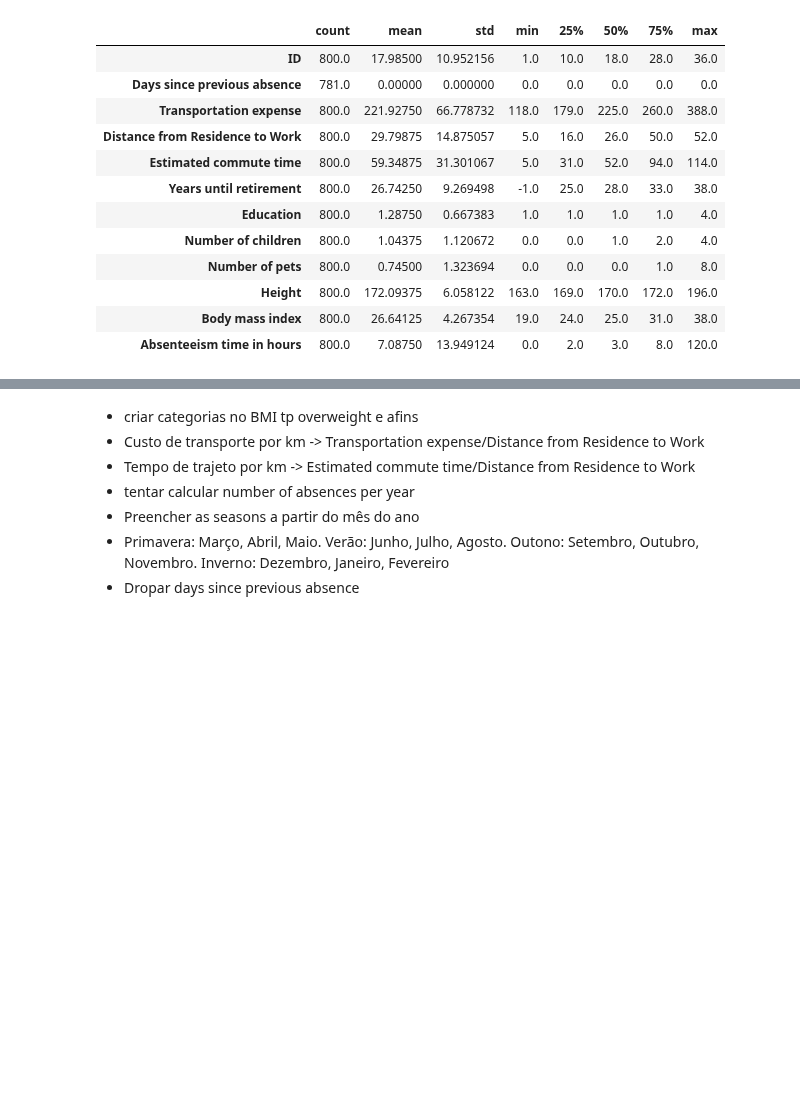
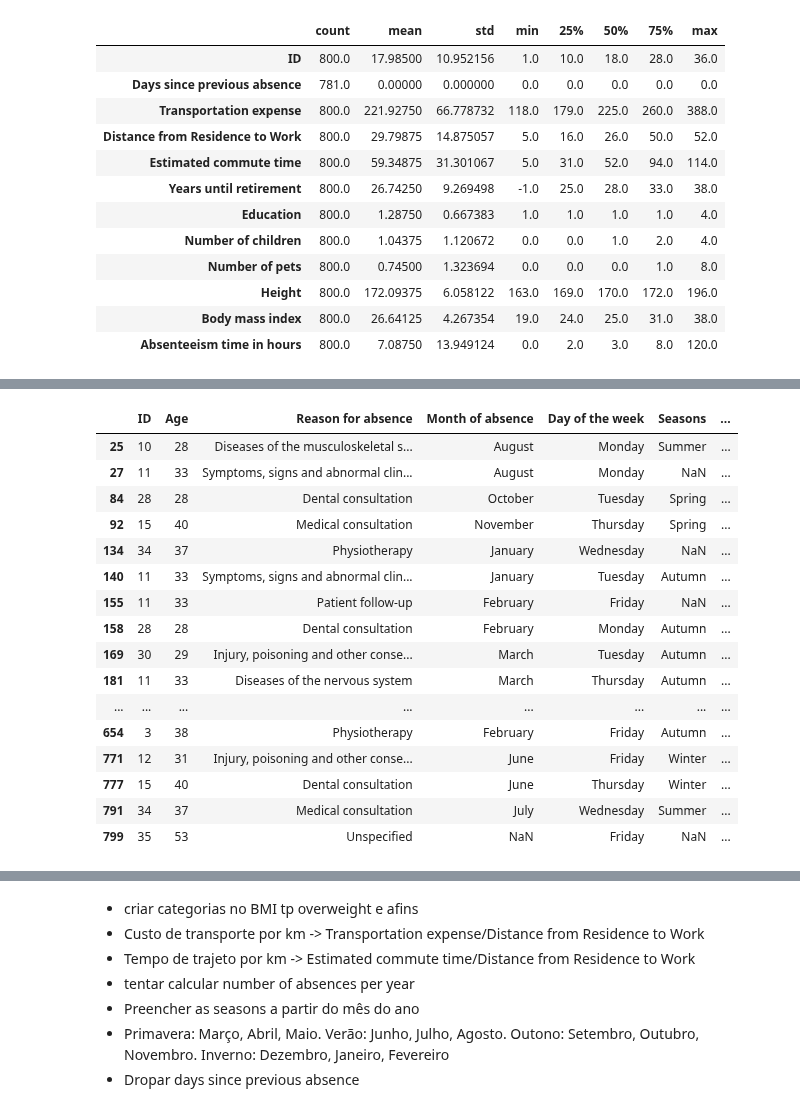
Before and after one commit to Pinky-Tie/reasons_for_absenteeism, a Jupyter notebook: eda/pc_inicial.ipynb, the cells around one changed output, grey strips where cells are left out. Saved outputs shown, nothing was run; the diff lists cells and outputs as text; code cells hidden in the pictures; blank space fills up the shorter version.

```diff
--- a/eda/pc_inicial.ipynb
+++ b/eda/pc_inicial.ipynb
@@ -196,0 +313,20 @@ plt.show()
+# %%
+data[data['Years until retirement']<0]
+# %% [output]
+|  | ID | Age | Reason for absence | Month of absence | Day of the week | Seasons | ... |
+| 25 | 10 | 28 | Diseases of the musculoskeletal s... | August | Monday | Summer | ... |
+| 27 | 11 | 33 | Symptoms, signs and abnormal clin... | August | Monday | NaN | ... |
+| 84 | 28 | 28 | Dental consultation | October | Tuesday | Spring | ... |
+| 92 | 15 | 40 | Medical consultation | November | Thursday | Spring | ... |
+| 134 | 34 | 37 | Physiotherapy | January | Wednesday | NaN | ... |
+| 140 | 11 | 33 | Symptoms, signs and abnormal clin... | January | Tuesday | Autumn | ... |
+| 155 | 11 | 33 | Patient follow-up | February | Friday | NaN | ... |
+| 158 | 28 | 28 | Dental consultation | February | Monday | Autumn | ... |
+| 169 | 30 | 29 | Injury, poisoning and other conse... | March | Tuesday | Autumn | ... |
+| 181 | 11 | 33 | Diseases of the nervous system | March | Thursday | Autumn | ... |
+| ... | ... | ... | ... | ... | ... | ... | ... |
+| 654 | 3 | 38 | Physiotherapy | February | Friday | Autumn | ... |
+| 771 | 12 | 31 | Injury, poisoning and other conse... | June | Friday | Winter | ... |
+| 777 | 15 | 40 | Dental consultation | June | Thursday | Winter | ... |
+| 791 | 34 | 37 | Medical consultation | July | Wednesday | Summer | ... |
+| 799 | 35 | 53 | Unspecified | NaN | Friday | NaN | ... |
```
Also changed, not shown: parts of 23 cells of this notebook.
